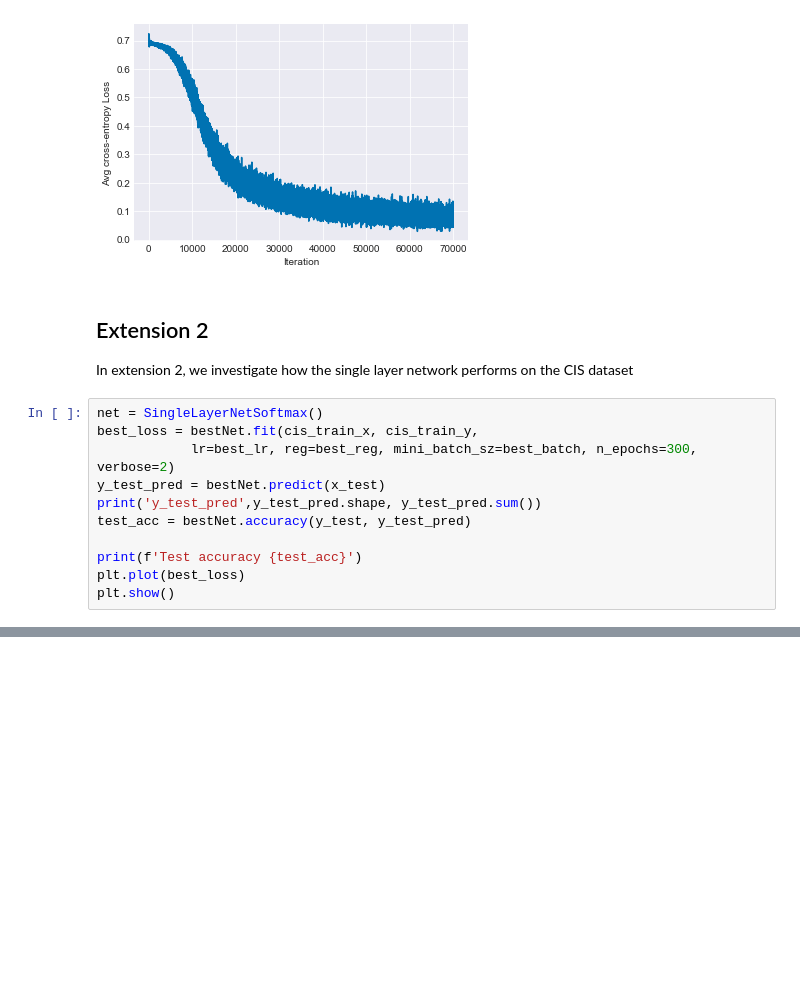
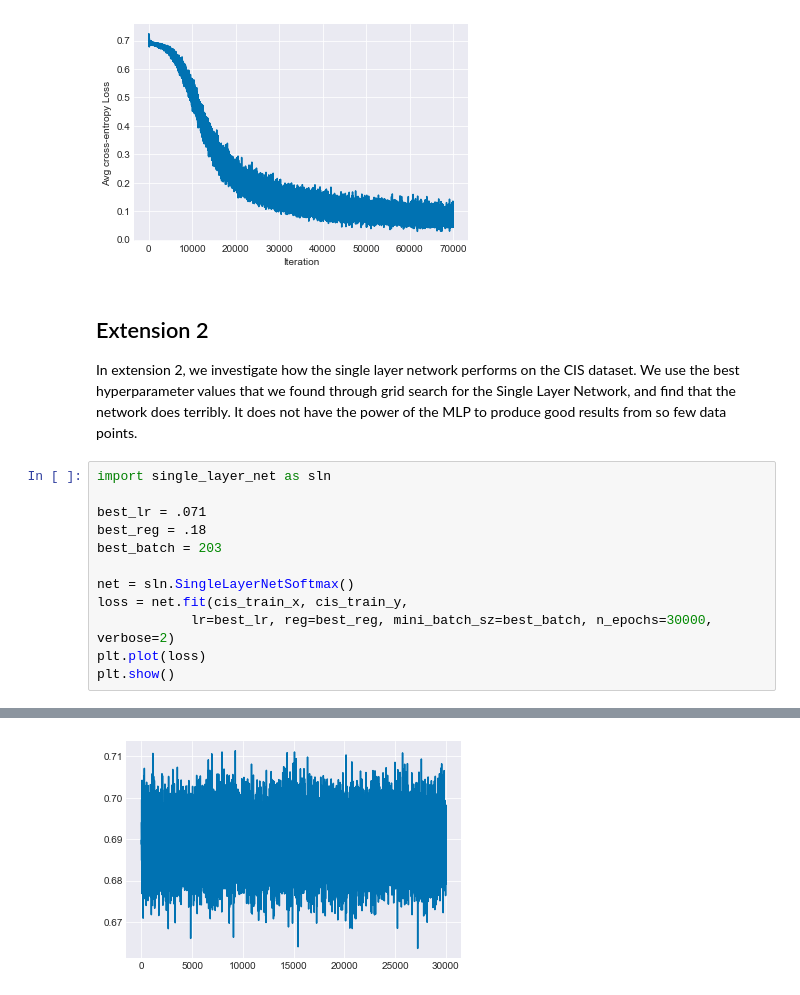
Before and after one commit to ejseal21/NeuralNetworks, a Jupyter notebook: project2/mlp.ipynb, the cells around one changed output, grey strips where cells are left out. Saved outputs shown, nothing was run; the diff lists cells and outputs as text; blank space fills up the shorter version.

```diff
--- a/project2/mlp.ipynb
+++ b/project2/mlp.ipynb
@@ -717,15 +726,17 @@ Finished training!
 [figure]
 # %% [markdown]
 ## Extension 2
-In extension 2, we investigate how the single layer network performs on the CIS dataset
+In extension 2, we investigate how the single layer network performs on the CIS dataset. We use the best hyperparameter values that we found through grid search for the Single Layer Network, and find that the network does terribly. It does not have the power of the MLP to produce good results from so few data points.
 # %%
-net = SingleLayerNetSoftmax()
-best_loss = bestNet.fit(cis_train_x, cis_train_y,
-            lr=best_lr, reg=best_reg, mini_batch_sz=best_batch, n_epochs=300, verbose=2)
-y_test_pred = bestNet.predict(x_test)
-print('y_test_pred',y_test_pred.shape, y_test_pred.sum())
-test_acc = bestNet.accuracy(y_test, y_test_pred)
+import single_layer_net as sln
 
-print(f'Test accuracy {test_acc}')
-plt.plot(best_loss)
+best_lr = .071
+best_reg = .18
+best_batch = 203
+
+net = sln.SingleLayerNetSoftmax()
+loss = net.fit(cis_train_x, cis_train_y,
+            lr=best_lr, reg=best_reg, mini_batch_sz=best_batch, n_epochs=30000, verbose=2)
+plt.plot(loss)
 plt.show()
+# %% [output]
@@ -731,0 +760 @@ plt.show()
+[figure, added]
```
Also changed, not shown: parts of 5 cells of this notebook, 1 other file.
